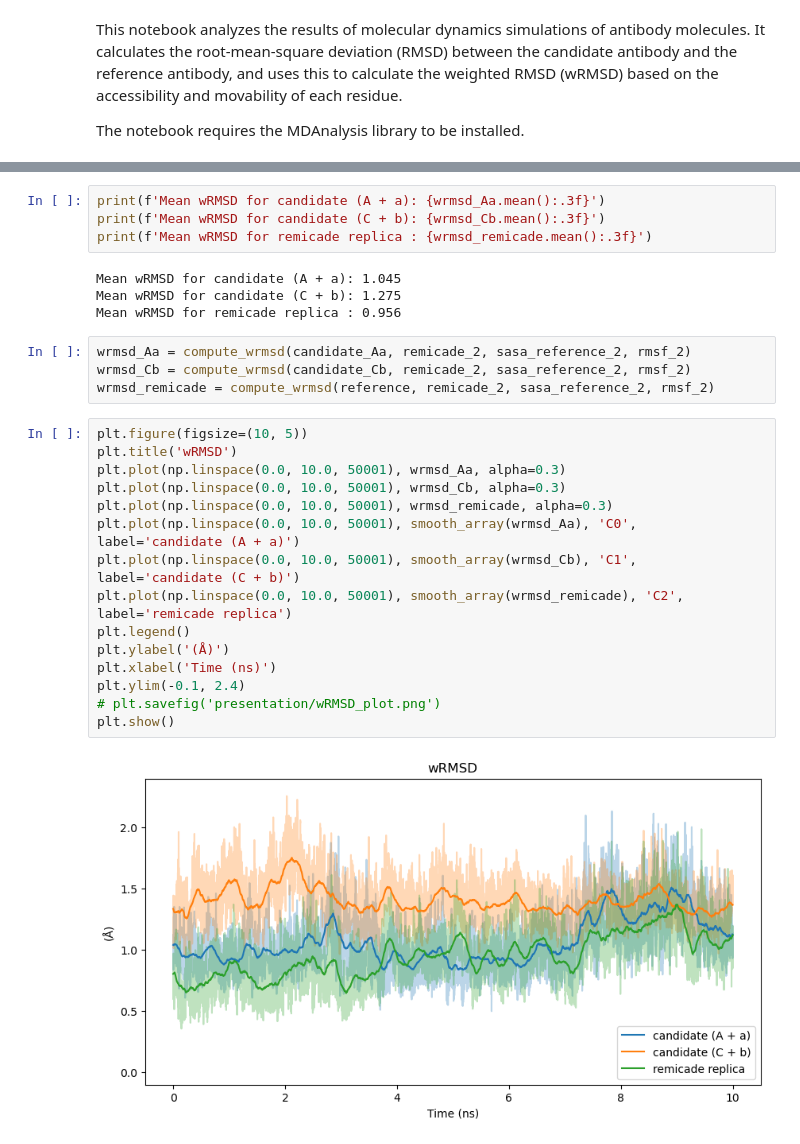
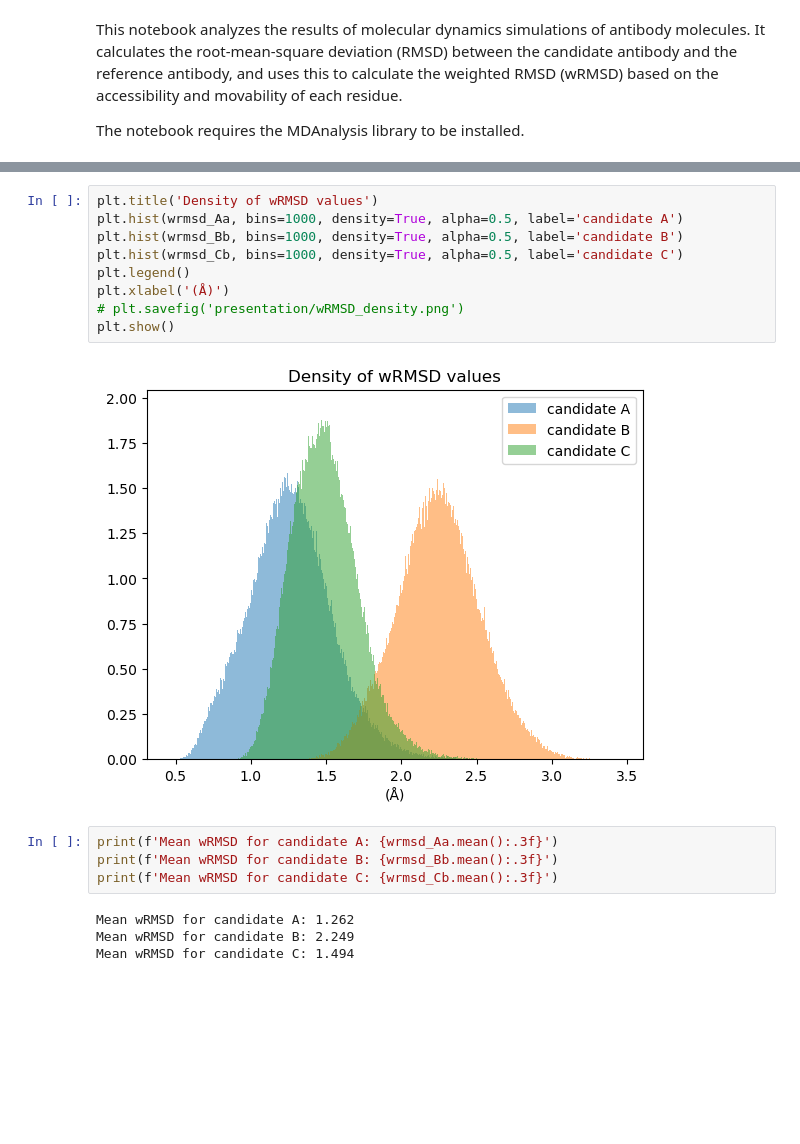
Before and after one commit to Nik9kin/antibody_humanization_by_scaffolding, a Jupyter notebook: wRMSD_calculation.ipynb, the cells around one changed output, grey strips where cells are left out. Drawn from its saved outputs; the diff is of its cells as text; blank space fills up the shorter version.

```diff
--- a/wRMSD_calculation.ipynb
+++ b/wRMSD_calculation.ipynb
@@ -165,29 +163,19 @@ plt.show()
+# %%
+plt.title('Density of wRMSD values')
+plt.hist(wrmsd_Aa, bins=1000, density=True, alpha=0.5, label='candidate A')
+plt.hist(wrmsd_Bb, bins=1000, density=True, alpha=0.5, label='candidate B')
+plt.hist(wrmsd_Cb, bins=1000, density=True, alpha=0.5, label='candidate C')
+plt.legend()
+plt.xlabel('(Å)')
+# plt.savefig('presentation/wRMSD_density.png')
+plt.show()
+# %% [output]
+[figure, added]
 # %%
-print(f'Mean wRMSD for candidate (A + a): {wrmsd_Aa.mean():.3f}')
-print(f'Mean wRMSD for candidate (C + b): {wrmsd_Cb.mean():.3f}')
-print(f'Mean wRMSD for remicade replica : {wrmsd_remicade.mean():.3f}')
+print(f'Mean wRMSD for candidate A: {wrmsd_Aa.mean():.3f}')
+print(f'Mean wRMSD for candidate B: {wrmsd_Bb.mean():.3f}')
+print(f'Mean wRMSD for candidate C: {wrmsd_Cb.mean():.3f}')
 # %% [output]
-Mean wRMSD for candidate (A + a): 1.045
-Mean wRMSD for candidate (C + b): 1.275
-Mean wRMSD for remicade replica : 0.956
+Mean wRMSD for candidate A: 1.262
+Mean wRMSD for candidate B: 2.249
+Mean wRMSD for candidate C: 1.494
-# %%
-wrmsd_Aa = compute_wrmsd(candidate_Aa, remicade_2, sasa_reference_2, rmsf_2)
-wrmsd_Cb = compute_wrmsd(candidate_Cb, remicade_2, sasa_reference_2, rmsf_2)
-wrmsd_remicade = compute_wrmsd(reference, remicade_2, sasa_reference_2, rmsf_2)
-# %%
-plt.figure(figsize=(10, 5))
-plt.title('wRMSD')
-plt.plot(np.linspace(0.0, 10.0, 50001), wrmsd_Aa, alpha=0.3)
-plt.plot(np.linspace(0.0, 10.0, 50001), wrmsd_Cb, alpha=0.3)
-plt.plot(np.linspace(0.0, 10.0, 50001), wrmsd_remicade, alpha=0.3)
-plt.plot(np.linspace(0.0, 10.0, 50001), smooth_array(wrmsd_Aa), 'C0', label='candidate (A + a)')
-plt.plot(np.linspace(0.0, 10.0, 50001), smooth_array(wrmsd_Cb), 'C1', label='candidate (C + b)')
-plt.plot(np.linspace(0.0, 10.0, 50001), smooth_array(wrmsd_remicade), 'C2', label='remicade replica')
-plt.legend()
-plt.ylabel('(Å)')
-plt.xlabel('Time (ns)')
-plt.ylim(-0.1, 2.4)
-# plt.savefig('presentation/wRMSD_plot.png')
-plt.show()
-# %% [output]
-[figure, removed]
```
Also changed, not shown: parts of 26 cells of this notebook, 2 other files.
